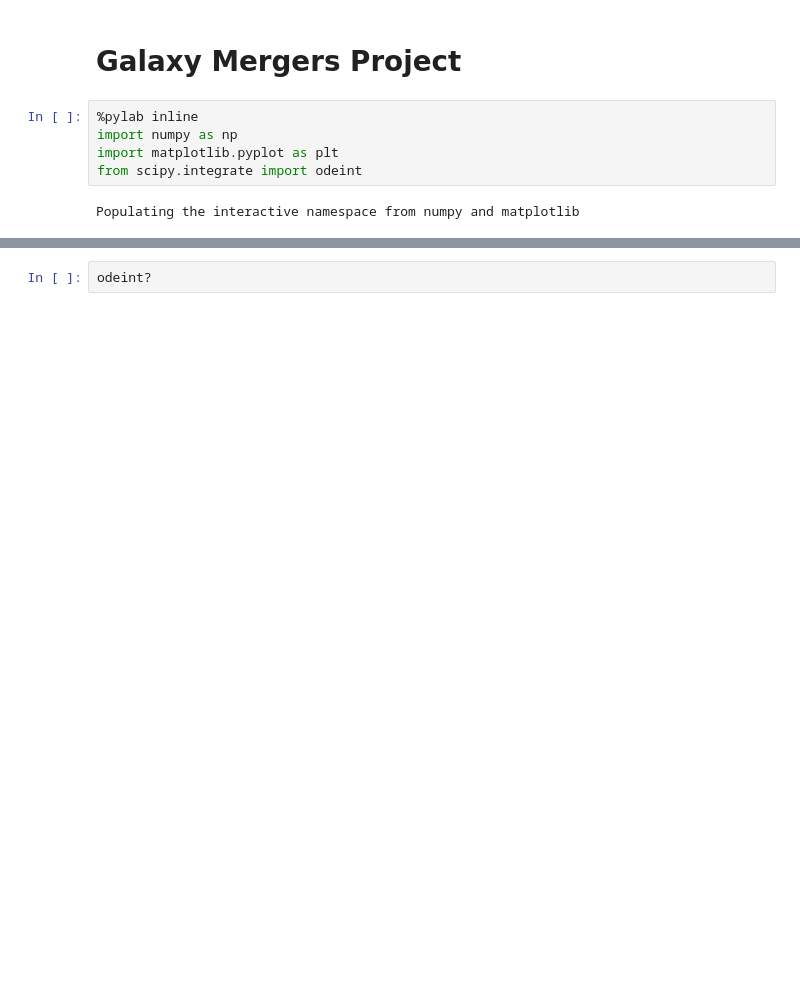
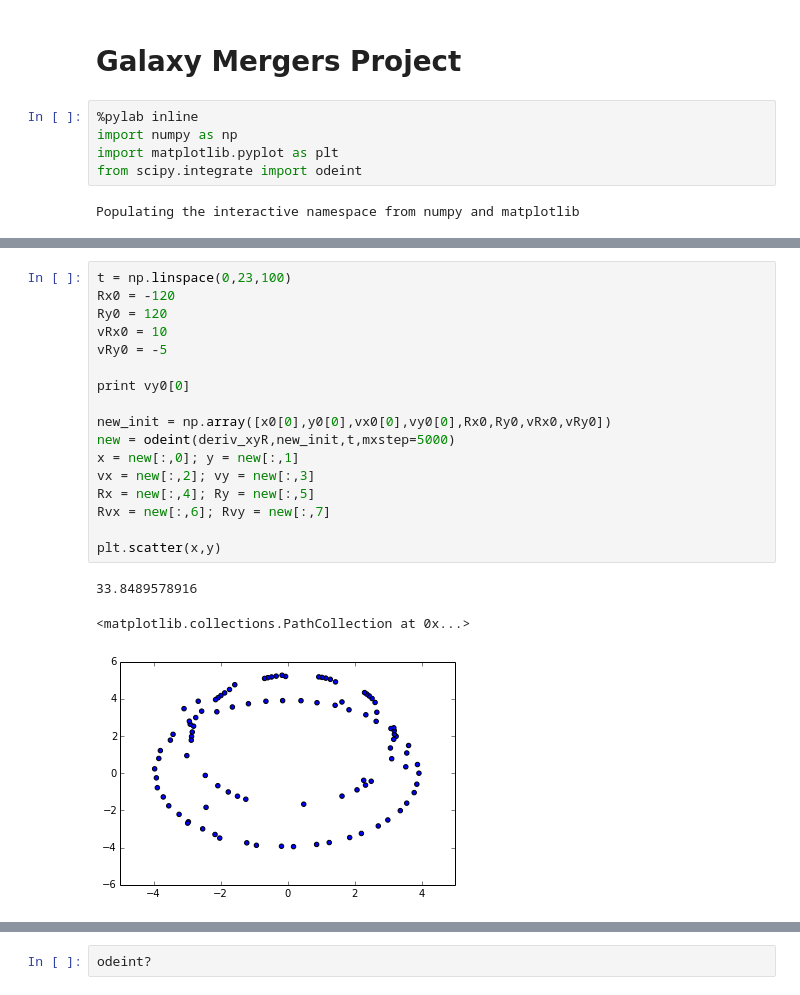
Before and after one commit to jpelgrif/PHYS202-S14, a Jupyter notebook: Project/Project.ipynb, the cells around one changed output, grey strips where cells are left out. Cells and saved outputs as stored; diff of their text form; blank space fills up the shorter version.

```diff
--- a/Project/Project.ipynb
+++ b/Project/Project.ipynb
@@ -258,0 +168,21 @@ print vvy[0]
+# %%
+t = np.linspace(0,23,100)
+Rx0 = -120
+Ry0 = 120
+vRx0 = 10
+vRy0 = -5
+
+print vy0[0]
+
+new_init = np.array([x0[0],y0[0],vx0[0],vy0[0],Rx0,Ry0,vRx0,vRy0])
+new = odeint(deriv_xyR,new_init,t,mxstep=5000)
+x = new[:,0]; y = new[:,1]
+vx = new[:,2]; vy = new[:,3]
+Rx = new[:,4]; Ry = new[:,5]
+Rvx = new[:,6]; Rvy = new[:,7]
+
+plt.scatter(x,y)
+# %% [output]
+33.8489578916
+<matplotlib.collections.PathCollection at 0x...>
+[figure, added]
```
Also changed, not shown: parts of 13 cells of this notebook.
